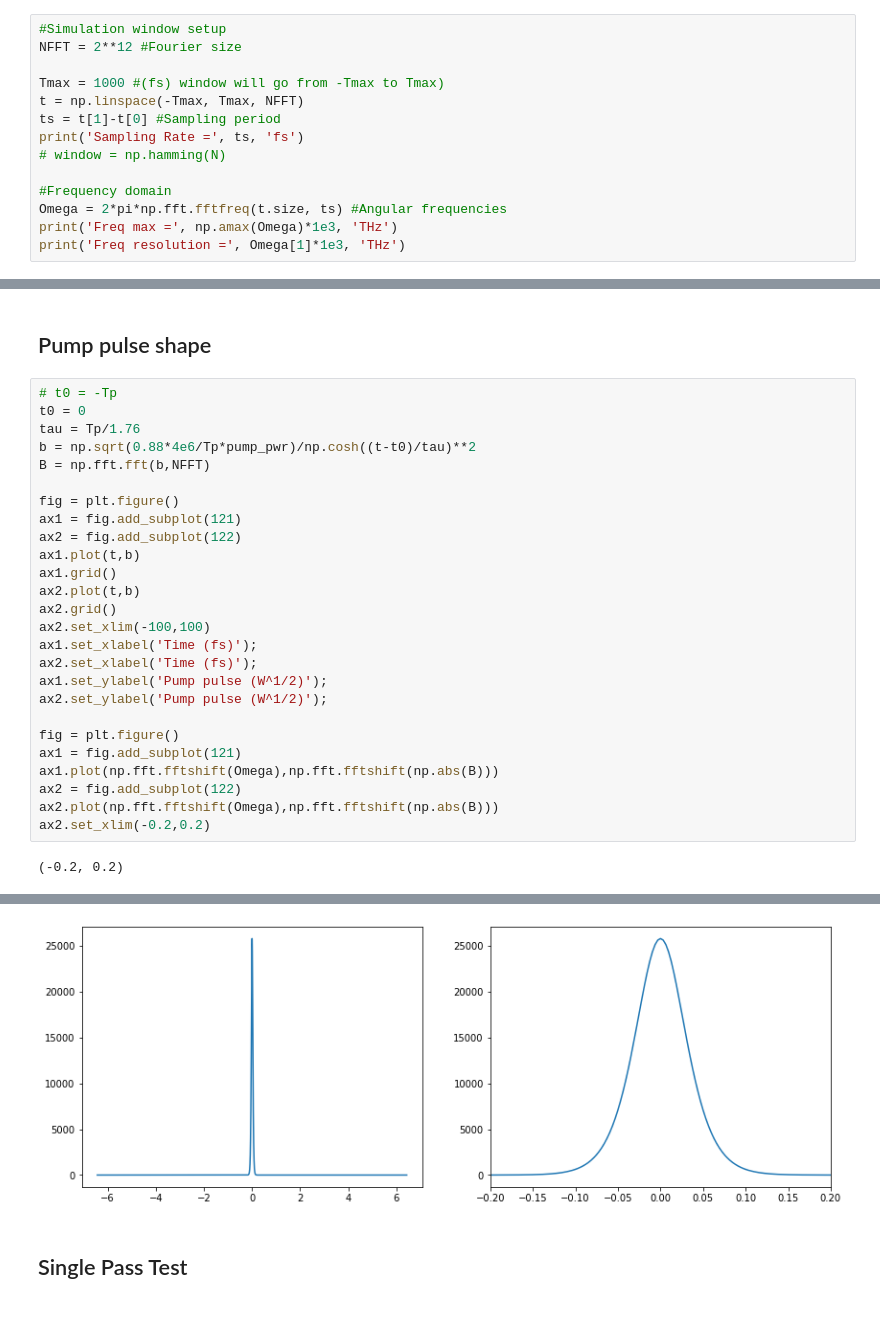
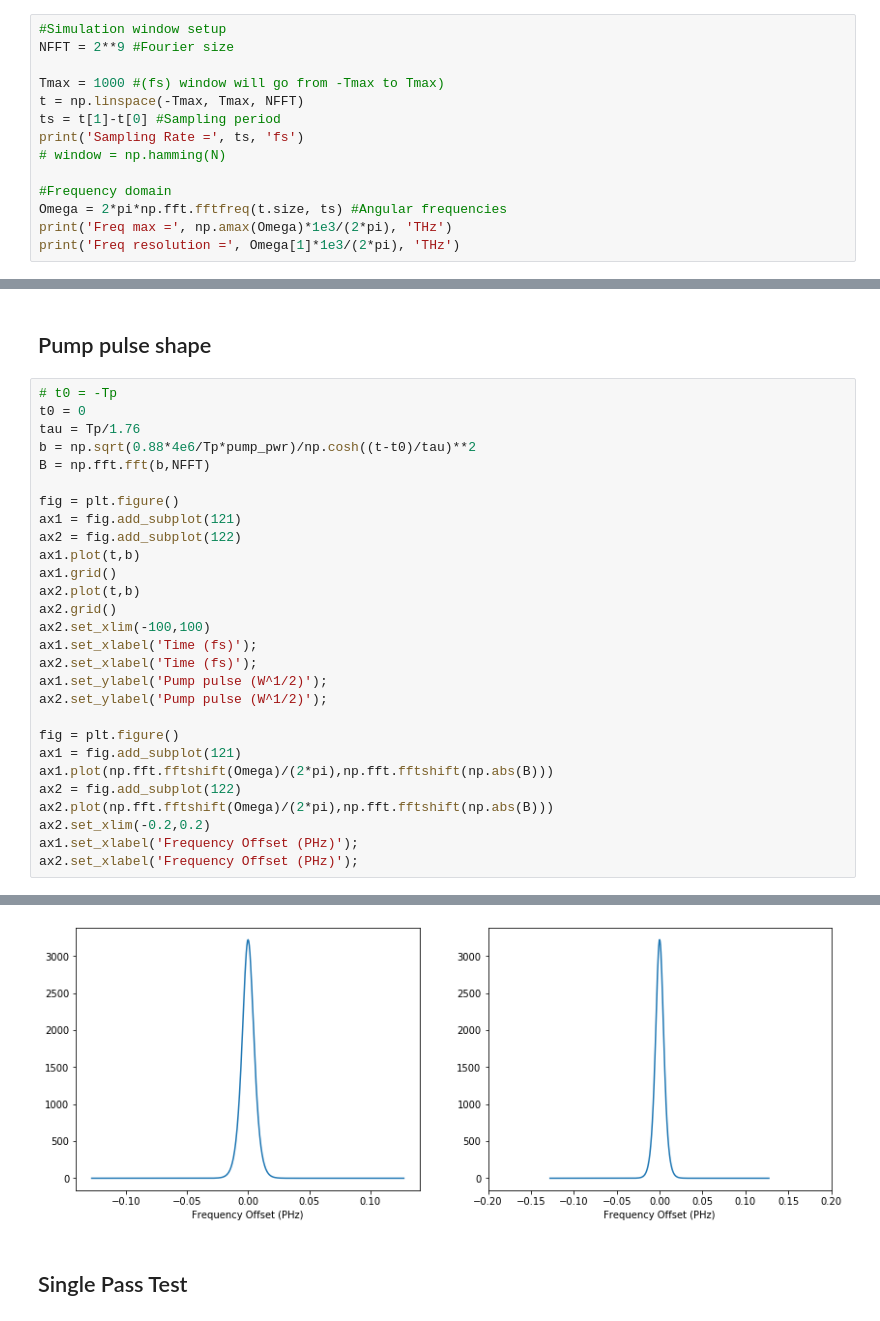
Before and after one commit to ledezmaluism/snow, a Jupyter notebook: Notebooks/Nonlinear_Pulse_3.ipynb, the cells around one changed output, grey strips where cells are left out. Saved outputs shown, nothing was run; the diff lists cells and outputs as text.

```diff
--- a/Notebooks/Nonlinear_Pulse_3.ipynb
+++ b/Notebooks/Nonlinear_Pulse_3.ipynb
@@ -154,7 +157,7 @@ def opo(b, N, L, h, Da, Db, fb, kappa, plot=False):
 ## Time and Frequency domain windows
 # %%
 #Simulation window setup
-NFFT = 2**12 #Fourier size
+NFFT = 2**9 #Fourier size
 
 Tmax = 1000 #(fs) window will go from -Tmax to Tmax)
 t = np.linspace(-Tmax, Tmax, NFFT)
@@ -164,6 +167,6 @@ print('Sampling Rate =', ts, 'fs')
 
 #Frequency domain
 Omega = 2*pi*np.fft.fftfreq(t.size, ts) #Angular frequencies
-print('Freq max =', np.amax(Omega)*1e3, 'THz')
-print('Freq resolution =', Omega[1]*1e3, 'THz')
+print('Freq max =', np.amax(Omega)*1e3/(2*pi), 'THz')
+print('Freq resolution =', Omega[1]*1e3/(2*pi), 'THz')
 # %% [output]
@@ -235,33 +240,34 @@ ax2.set_ylabel('Nonlinear Coupling (units?)');
 # %%
 # t0 = -Tp
 t0 = 0
 tau = Tp/1.76
 b = np.sqrt(0.88*4e6/Tp*pump_pwr)/np.cosh((t-t0)/tau)**2
 B = np.fft.fft(b,NFFT)
 
 fig = plt.figure()
 ax1 = fig.add_subplot(121)
 ax2 = fig.add_subplot(122)
 ax1.plot(t,b)
 ax1.grid()
 ax2.plot(t,b)
 ax2.grid()
 ax2.set_xlim(-100,100)
 ax1.set_xlabel('Time (fs)');
 ax2.set_xlabel('Time (fs)');
 ax1.set_ylabel('Pump pulse (W^1/2)');
 ax2.set_ylabel('Pump pulse (W^1/2)');
 
 fig = plt.figure()
 ax1 = fig.add_subplot(121)
-ax1.plot(np.fft.fftshift(Omega),np.fft.fftshift(np.abs(B)))
+ax1.plot(np.fft.fftshift(Omega)/(2*pi),np.fft.fftshift(np.abs(B)))
 ax2 = fig.add_subplot(122)
-ax2.plot(np.fft.fftshift(Omega),np.fft.fftshift(np.abs(B)))
+ax2.plot(np.fft.fftshift(Omega)/(2*pi),np.fft.fftshift(np.abs(B)))
 ax2.set_xlim(-0.2,0.2)
+ax1.set_xlabel('Frequency Offset (PHz)');
+ax2.set_xlabel('Frequency Offset (PHz)');
 # %% [output]
-(-0.2, 0.2)
 [figure]
-[figure, old version]
+[figure, new version]
 # %% [markdown]
 ## Single Pass Test
 # %%
```
Also changed, not shown: parts of 11 cells of this notebook.
